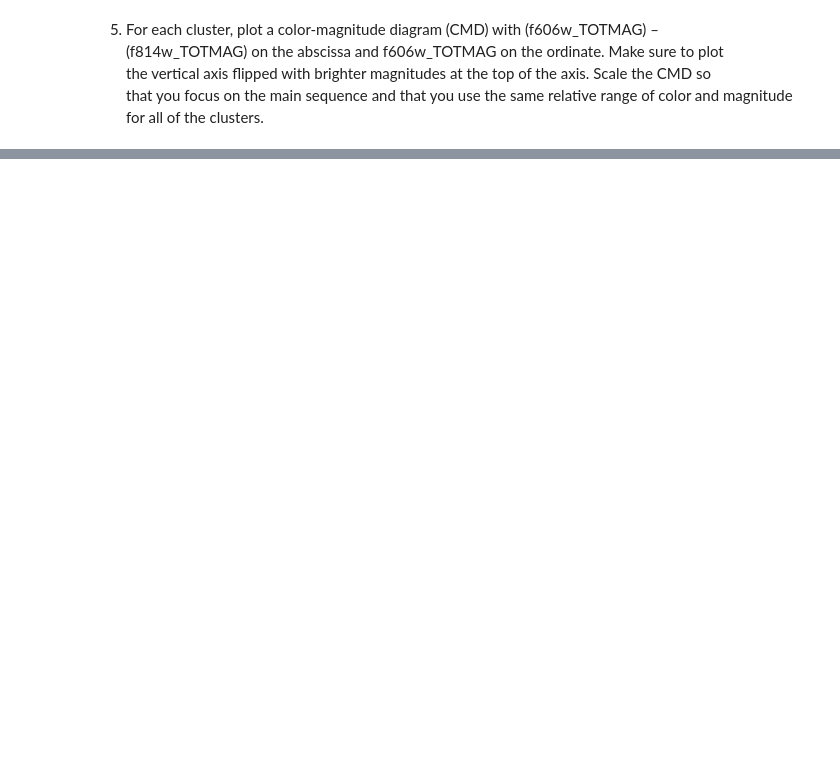
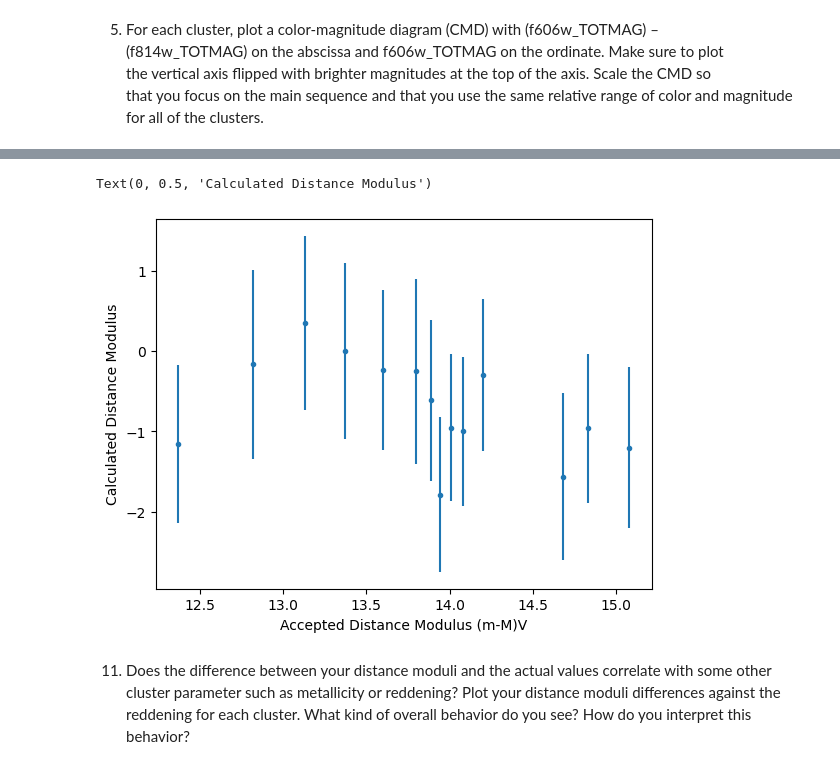
Before and after one commit to SpacialTree/HomeworkBack, a Jupyter notebook: Stars/FinalProject/FinalProject.ipynb, the cells around one changed output, grey strips where cells are left out. Drawn from its saved outputs; the diff is of its cells as text; code cells hidden in the pictures; blank space fills up the shorter version.

```diff
--- a/Stars/FinalProject/FinalProject.ipynb
+++ b/Stars/FinalProject/FinalProject.ipynb
@@ -196,0 +251,4 @@ see?	How	do	you	interpret	this	behavior?
+# %%
+# (m-M)V
+modulus_apparent_NGC104 = 13.37
+modulus_apparent_NGC104
@@ -196,0 +321,34 @@ see?	How	do	you	interpret	this	behavior?
+# %%
+modulus_canon_NGC362  = 14.83
+modulus_canon_NGC6362 = 14.68
+modulus_canon_NGC6218 = 14.01
+modulus_canon_NGC6838 = 13.80
+modulus_canon_NGC3201 = 14.20
+modulus_canon_NGC6656 = 13.60
+modulus_canon_NGC104  = 13.37
+modulus_canon_NGC6254 = 14.08
+modulus_canon_NGC6809 = 13.89
+modulus_canon_NGC6121 = 12.82
+modulus_canon_NGC6397 = 12.37
+modulus_canon_NGC6752 = 13.13
+modulus_canon_NGC5139 = 13.94
+modulus_canon_NGC6838 = 13.80
+modulus_canon_NGC4833 = 15.08
+
+mods_canon = [
+    modulus_canon_NGC362 ,
+    modulus_canon_NGC6362,
+    modulus_canon_NGC6218,
+    modulus_canon_NGC6838,
+    modulus_canon_NGC3201,
+    modulus_canon_NGC6656,
+    modulus_canon_NGC104 ,
+    modulus_canon_NGC6254,
+    modulus_canon_NGC6809,
+    modulus_canon_NGC6121,
+    modulus_canon_NGC6397,
+    modulus_canon_NGC6752,
+    modulus_canon_NGC5139,
+    #modulus_canon_NGC6838,
+    modulus_canon_NGC4833
+]
@@ -196,0 +385,9 @@ see?	How	do	you	interpret	this	behavior?
+# %%
+plt.errorbar(mods_canon, np.subtract(mods_calc,mods_canon), yerr=mods_diff_err, fmt='.')
+plt.xlabel('Accepted Distance Modulus (m-M)V')
+plt.ylabel('Calculated Distance Modulus')
+# %% [output]
+Text(0, 0.5, 'Calculated Distance Modulus')
+[figure, added]
+# %% [markdown]
+11. Does the difference between your distance moduli and the actual values correlate with  some other cluster parameter such as metallicity or reddening? Plot your distance moduli  differences against the reddening for each cluster. What kind of overall behavior do you  see? How do you interpret this behavior?
```
Also changed, not shown: parts of 63 cells of this notebook, 19 other files.
